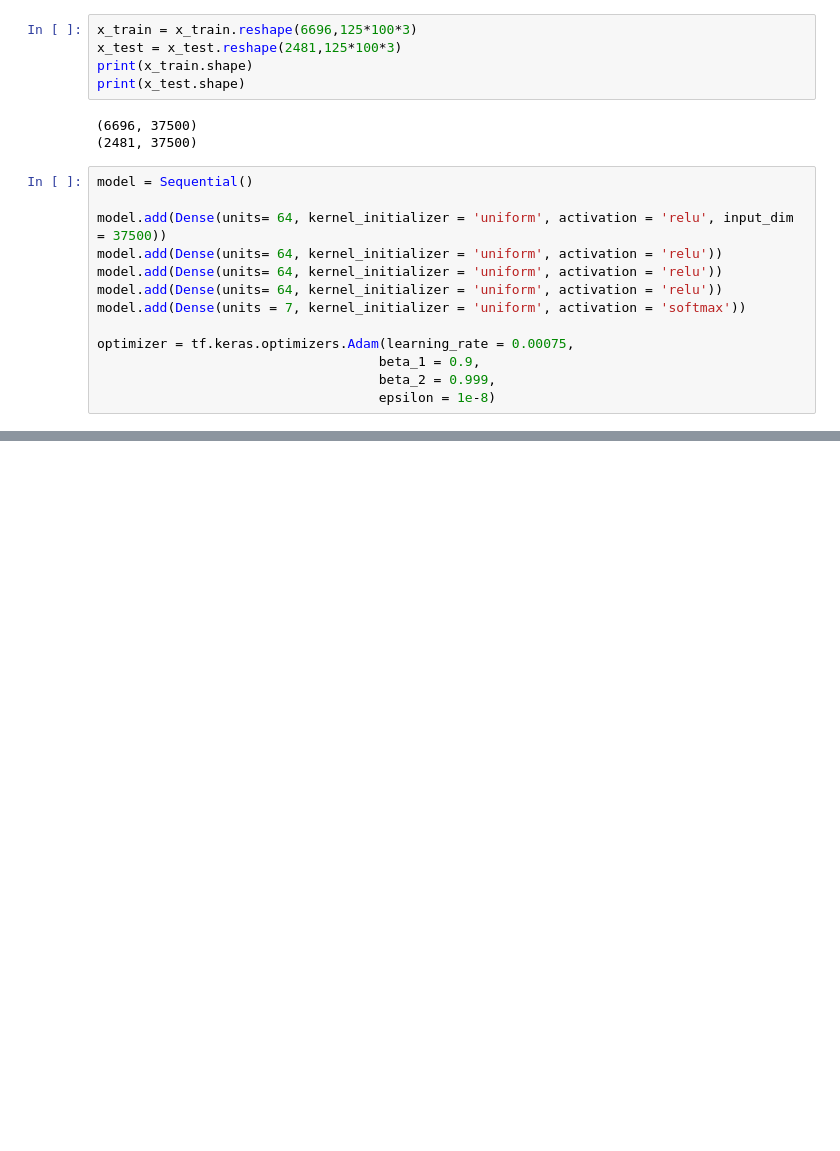
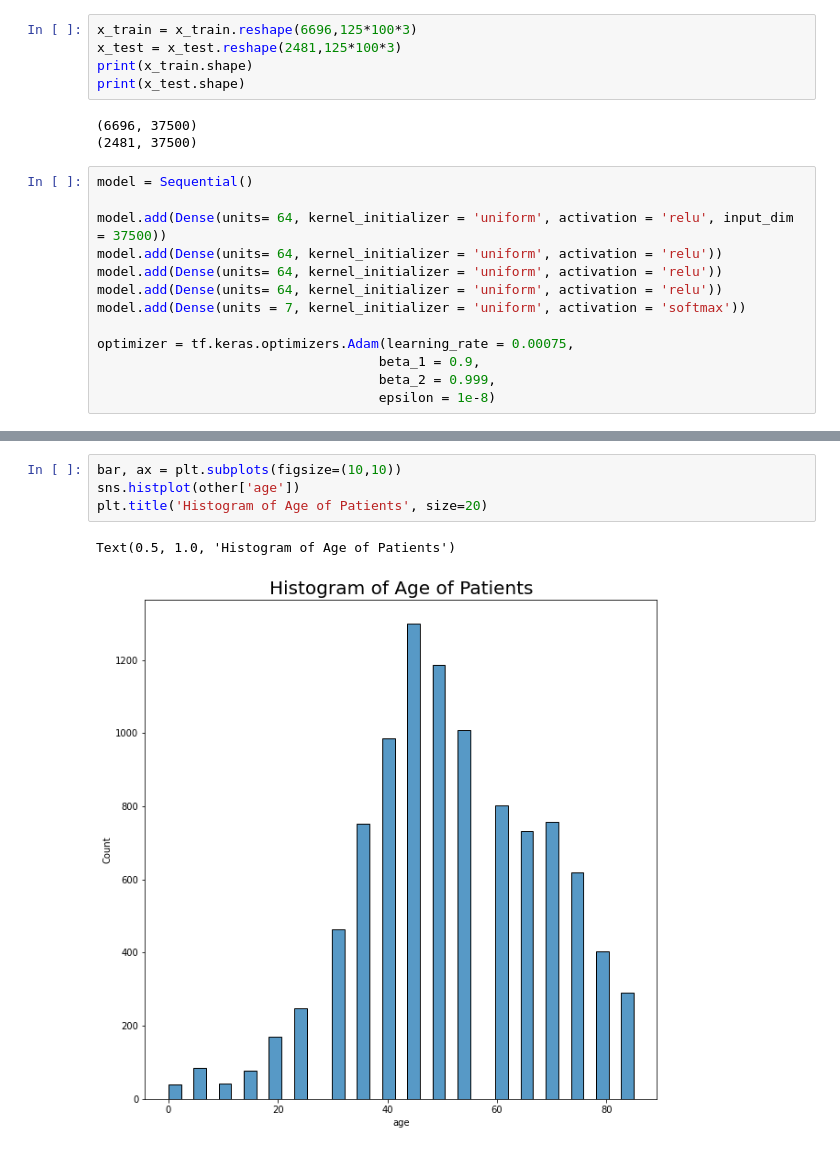
Before and after one commit to prkhr7/prakhar-rawat, a Jupyter notebook: OSAMAH.ipynb, the cells around one changed output, grey strips where cells are left out. Drawn from its saved outputs; the diff is of its cells as text; blank space fills up the shorter version.

```diff
--- a/OSAMAH.ipynb
+++ b/OSAMAH.ipynb
@@ -302,0 +389,7 @@ SyntaxError: ignored
+# %%
+bar, ax = plt.subplots(figsize=(10,10))
+sns.histplot(other['age'])
+plt.title('Histogram of Age of Patients', size=20)
+# %% [output]
+Text(0.5, 1.0, 'Histogram of Age of Patients')
+[figure, added]
```
Also changed, not shown: parts of 25 cells of this notebook.
